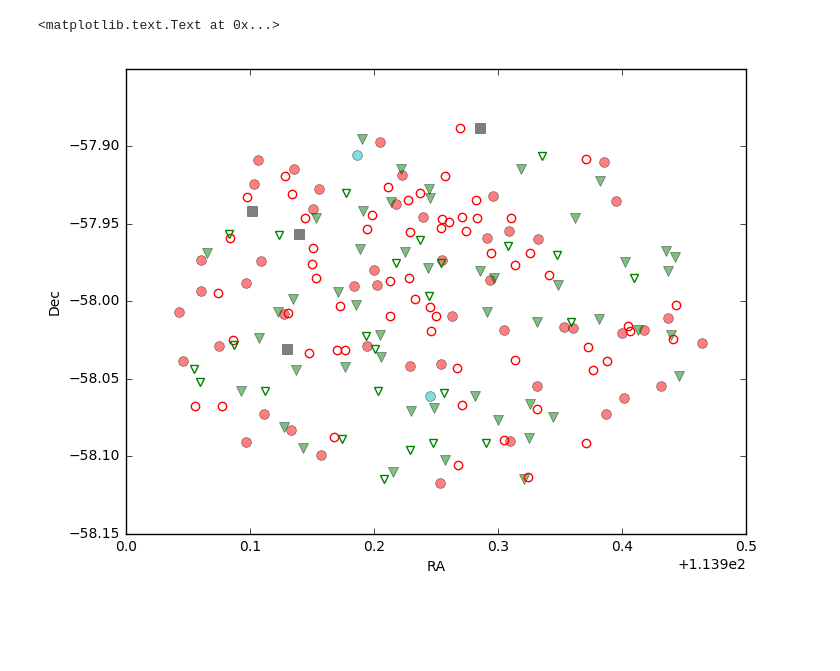
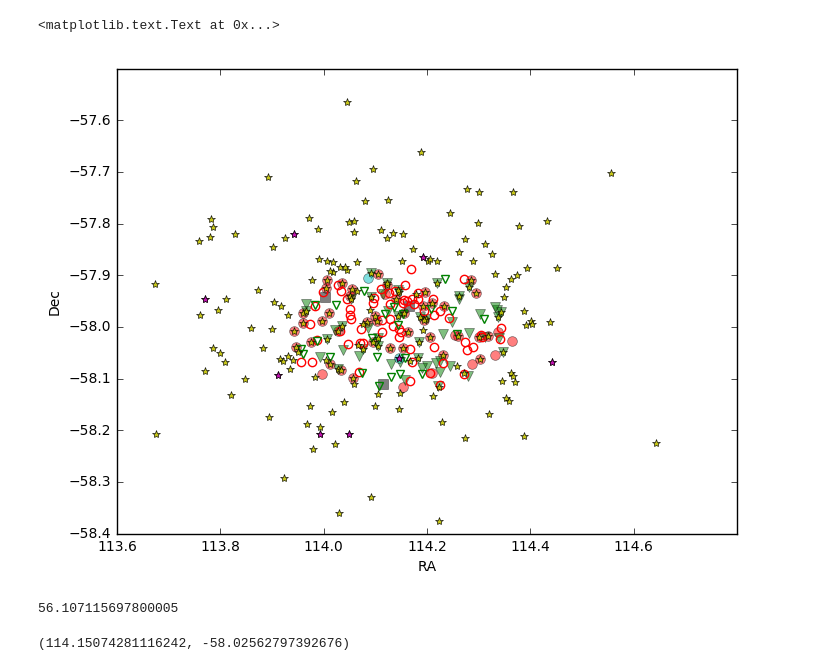
Before and after one commit to sazabi4/test, a Jupyter notebook: Carina2.5select-big.ipynb, the cells around one changed output. Drawn from its saved outputs; the diff is of its cells as text; code cells hidden in the pictures; blank space fills up the shorter version.

```diff
--- a/Carina2.5select-big.ipynb
+++ b/Carina2.5select-big.ipynb
@@ -8,6 +8,15 @@ rootdir = '/Users/tingli/Dropbox/dwarfgalaxy/'
 #READ IN DATA
 s = pyfits.open(rootdir+'member_prob/big_blob_mcmc_v5.7.fits')[1].data
 #s = pyfits.open(rootdir+'member_prob/small_blob_mcmc_v5.7.fits')[1].data
+
+gt = np.genfromtxt('Car_targets.txt', dtype = None, names = True)
+
+b_mask = [False] * len(gt['ID'])
+for i in range(len(b_mask)):
+    if gt['ID'][i][0:2] == 'BB':
+        b_mask[i] = True
+b_mask = np.array(b_mask)
+gt = gt[b_mask]
 # %%
 #READ IN EMPIRICAL GC SEQUENCES
 m92=np.loadtxt(rootdir+'docs/m92_fiducial.dat',skiprows=1)
@@ -27,7 +36,8 @@ des_r0_fiduc_m92 = r0_fiduc_m92 - 0.102*(gmr0_fiduc_m92) + 0.02
 dm_m92_harris = 14.59
 
 #READ IN THEORETICAL ISOCHRONES
-parsec=np.loadtxt(rootdir+'docs/bressan12_12gyr_m2.2_des.dat')
+#parsec=np.loadtxt(rootdir+'docs/bressan12_12gyr_m2.2_des.dat')
+parsec=np.loadtxt('/Users/tingli/Work/UFD/ugali/isochrones/padova_v3/iso_a10.2_z0.00030.dat')
 k=110
 parsec_g = parsec[:k,9]
 parsec_r = parsec[:k,10]
@@ -164,5 +174,12 @@ plt.legend()
 
 for i in np.arange(20.5,22.1,0.25):
     print i, sum(s['prob'][(select_rgb | mcmc1) & (s['MAG_PSF_SFD_R']<i)])
+
+
+
+plt.plot(gt['g']-gt['r'], gt['g'], 'y*', alpha=0.9)
+for i in range(len(gt['ID'])):
+    if gt['ID'][i][3:6] == 'BHB':
+        plt.plot(gt['g'][i]-gt['r'][i], gt['g'][i], 'm*', alpha=0.9)
 # %% [output]
 # of rgb candidate1: 49 ,expected rgb member #: 9.77668486722
@@ -181,20 +198,34 @@ for i in np.arange(20.5,22.1,0.25):
 # %%
 plt.figure(figsize=[8,6])
 #PLOT SPATIAL DISTRIBUTION OF STARS
 plt.plot(s['ra'][select_rgb],s['dec'][select_rgb],'ro', ms=7, alpha=0.5, label='rgb1')
 plt.plot(s['ra'][select_rgb2],s['dec'][select_rgb2],'gv', ms=7, alpha=0.5, label='rgb2')
 plt.plot(s['ra'][select_bri],s['dec'][select_bri],'sk', ms=7, alpha=0.5, label='bright rgb')
 plt.plot(s['ra'][select_bhb],s['dec'][select_bhb],'co', ms=7, alpha=0.5, label='bright rgb')
 plt.plot(s['ra'][mcmc1],s['dec'][mcmc1],'o', mfc = 'None', mec='r', mew=1, ms=6, label='msto1')
 plt.plot(s['ra'][mcmc2],s['dec'][mcmc2],'v', mfc= 'None', mec='g', mew=1, ms=6, label='msto2')
 #plt.plot(racen,deccen, 'y*')
 
 
+plt.plot(gt['ra'], gt['dec'], 'y*', alpha=0.9)
+for i in range(len(gt['ID'])):
+    if gt['ID'][i][3:6] == 'BHB':
+        plt.plot(gt['ra'][i], gt['dec'][i], 'm*', alpha=0.9)
+
+
 plt.xlabel('RA')
 plt.ylabel('Dec')
 #target = '10286300071060'
 #targetmask = s['QUICK_OBJECT_ID'] == int(target)
 #plt.plot(s['ra'][targetmask],s['dec'][targetmask],'c*',mew=2, alpha=1, ms=10)
 # %% [output]
 <matplotlib.text.Text at 0x...>
-[figure, old version]
+[figure, new version]
+# %%
+114.101312452 -57.9941967542
+# %% [output]
+56.107115697800005
+# %%
+114.19678805749575-2.76271478/60, -58.004315015926757-1.27877748/60
+# %% [output]
+(114.15074281116242, -58.02562797392676)
```
Also changed, not shown: parts of 2 cells of this notebook, 1 other file.
